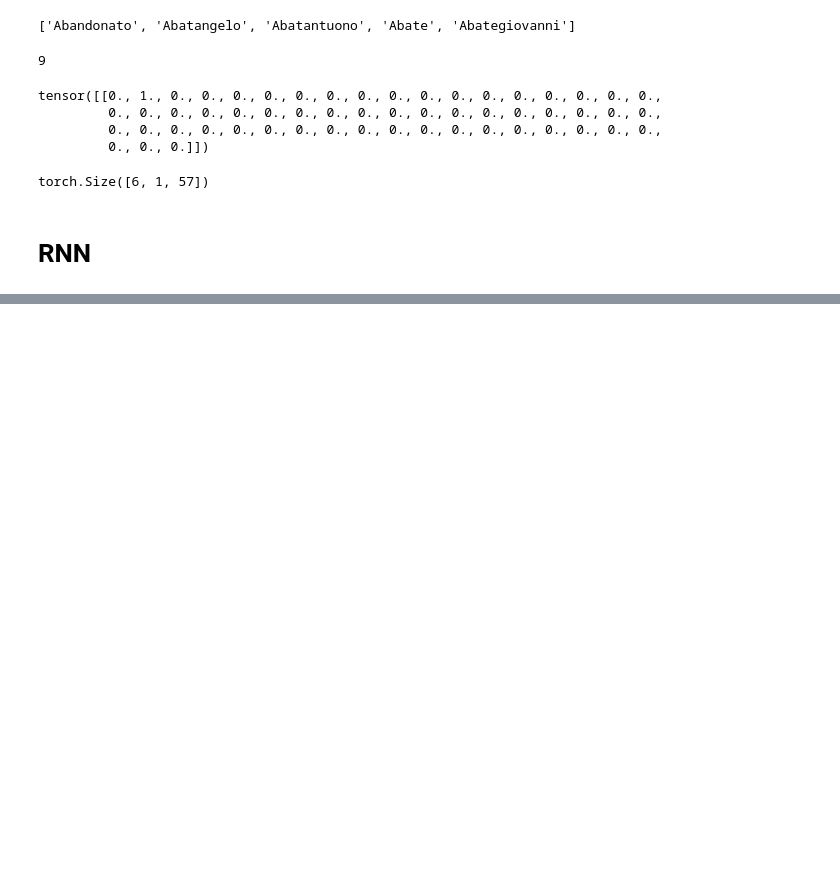
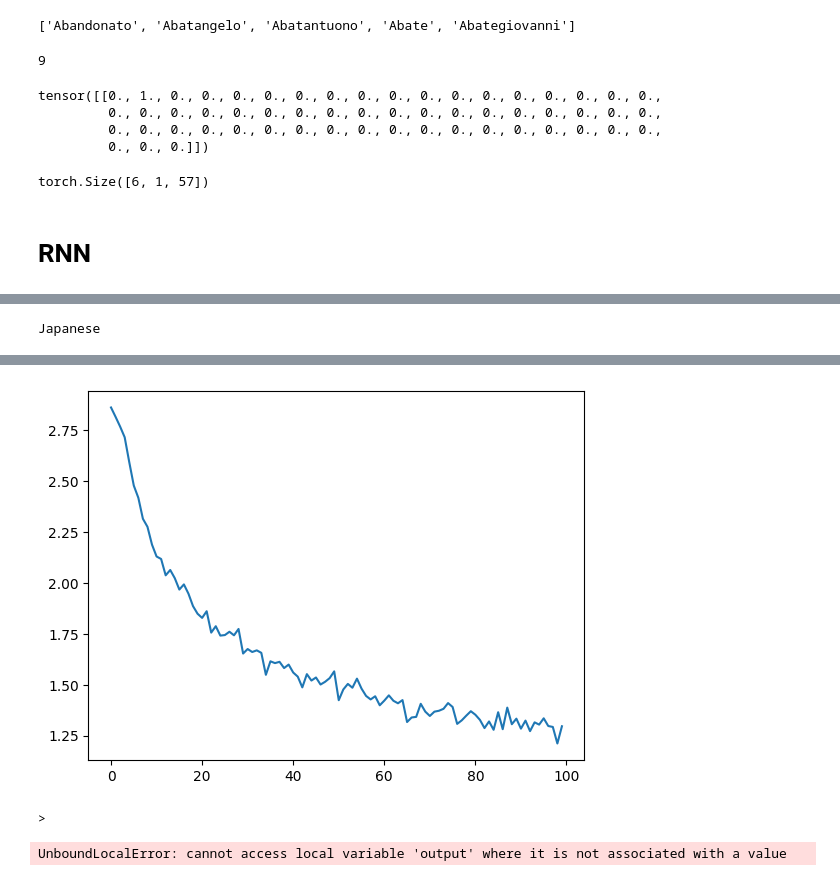
Before and after one commit to AsenDulakshanaKavinda/recurrent-neural-network, a Jupyter notebook: RNNs/NameClassificationUsingARecurrentNeuralNet.ipynb, the cells around one changed output, grey strips where cells are left out. Saved outputs shown, nothing was run; the diff lists cells and outputs as text; code cells hidden in the pictures; blank space fills up the shorter version.

Commit message:
simple rnn training
need implement more features to evaluate

```diff
--- a/RNNs/NameClassificationUsingARecurrentNeuralNet.ipynb
+++ b/RNNs/NameClassificationUsingARecurrentNeuralNet.ipynb
@@ -134,3 +134,6 @@ class RNN(nn.Module):
 
     def init_hidden(self):
         return torch.zeros(1, self.hidden_size)
+# %%
+category_lines, all_categories = load_data()
+n_categories = len(all_categories)
@@ -136,0 +148,3 @@ class RNN(nn.Module):
+# %%
+n_hidden = 128
+rnn = RNN(N_LETTERS, n_hidden, n_categories)
@@ -136,0 +182,71 @@ class RNN(nn.Module):
+# %%
+def category_from_output(output):
+    category_idx = torch.argmax(output).item()
+    return all_categories[category_idx]
+
+print(category_from_output(output))
+# %% [output]
+Japanese
+# %%
+criterion = nn.NLLLoss()
+learing_rate = 0.005
+optimizer = torch.optim.SGD(rnn.parameters(), lr=learing_rate)
+# %%
+def train(line_tensor, category_tensor):
+    hidden = rnn.init_hidden()
+
+    for i in range(line_tensor.size()[0]):
+        output, hidden = rnn(line_tensor[i], hidden)
+
+    loss = criterion(output, category_tensor)
+    optimizer.zero_grad()
+    loss.backward()
+    optimizer.step()
+
+    return output, loss.item()
+
+current_loss = 0
+all_losses = []
+plot_steps, print_steps = 1000, 5000
+n_iters = 100000
+for i in range(n_iters):
+    category, line, category_tensor, line_tensor = random_training_example(category_lines, all_categories)
+
+    output, loss = train(line_tensor, category_tensor)
+    current_loss += loss
+
+    if (i+1) % plot_steps == 0:
+        all_losses.append(current_loss / plot_steps)
+        current_loss = 0
+
+    if (i+1) % print_steps == 0:
+        guess = category_from_output(output)
+        correct = "CORRECT" if guess == category else f"WRONG ({category})"
+        print(f"{i+1} {(i+1)/n_iters*100} {loss:.4f} {line} / {guess} {correct}")
+
+
+plt.figure()
+plt.plot(all_losses)
+plt.show()
+
+def predict(input_line):
+    print(f"\n> {input_line}")
+    with torch.no_grad():
+        line_tensor = line_to_tensor(input_line)
+
+        hidden = rnn.init_hidden()
+
+        for i in range(line_tensor.size()[0]):
+            output, hidden = rnn(line_tensor[i], hidden)
+
+        guess = category_from_output(output)
+        print(guess)
+
+
+while True:
+    sentence = input("Input:")
+    if sentence == "quit":
+        break
+
+    predict(sentence)
+# %% [output]
@@ -136,0 +273,3 @@ class RNN(nn.Module):
+[figure, added]
+>
+UnboundLocalError: cannot access local variable 'output' where it is not associated with a value
```
Also changed, not shown: parts of 5 cells of this notebook.
